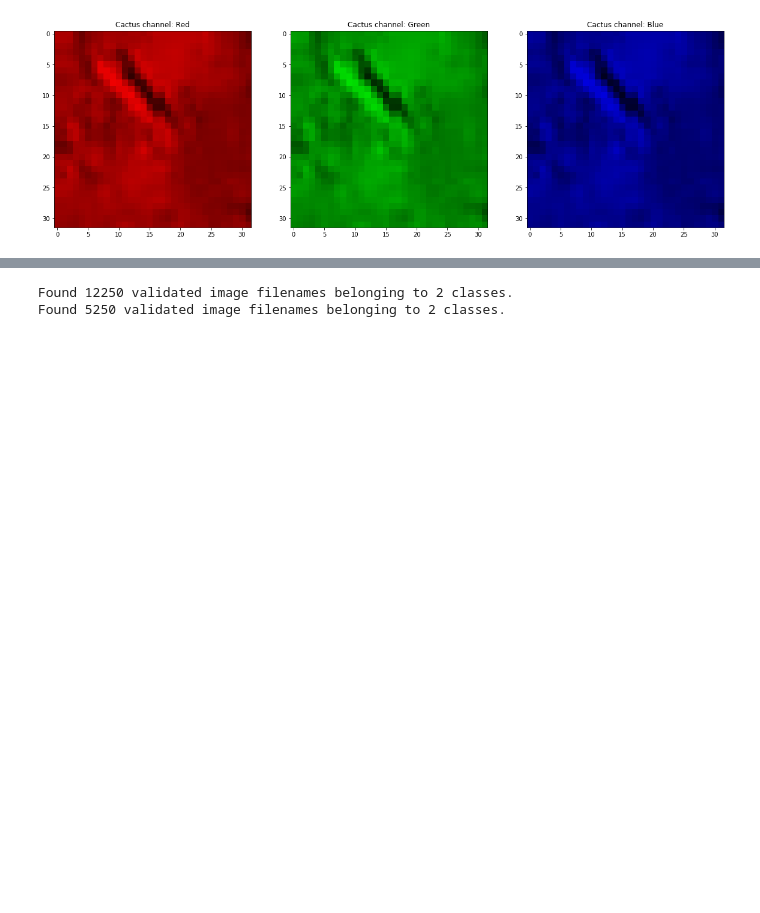
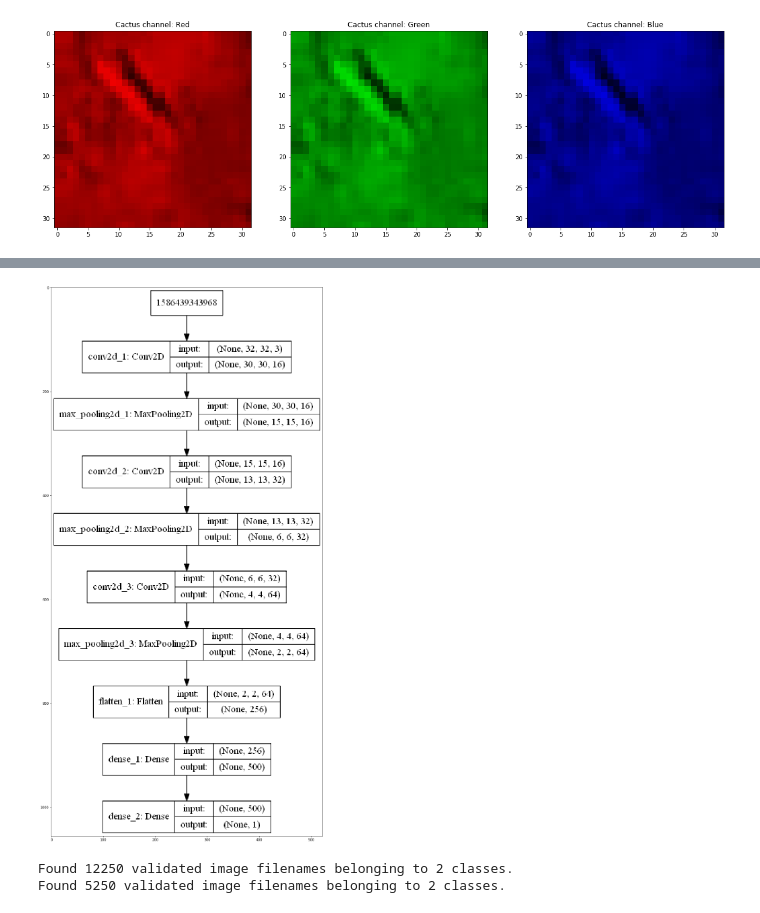
Before and after one commit to tilaprimera/Aerial-Cactus-Identification, a Jupyter notebook: aerial_cactus_identify.ipynb, the cells around one changed output, grey strips where cells are left out. Saved outputs shown, nothing was run; the diff lists cells and outputs as text; code cells hidden in the pictures; blank space fills up the shorter version.

```diff
--- a/aerial_cactus_identify.ipynb
+++ b/aerial_cactus_identify.ipynb
@@ -175,3 +175,9 @@ _________________________________________________________________
+# %%
+fig = plt.figure(figsize=(30, 30))
+plt.imshow(pilimg.open('samplemodel.png'))
+plt.show()
+# %% [output]
+[figure, added]
 # %%
 def plot_history(history):
     plt.plot(history.history['acc'])
```
Also changed, not shown: parts of 29 cells of this notebook.
